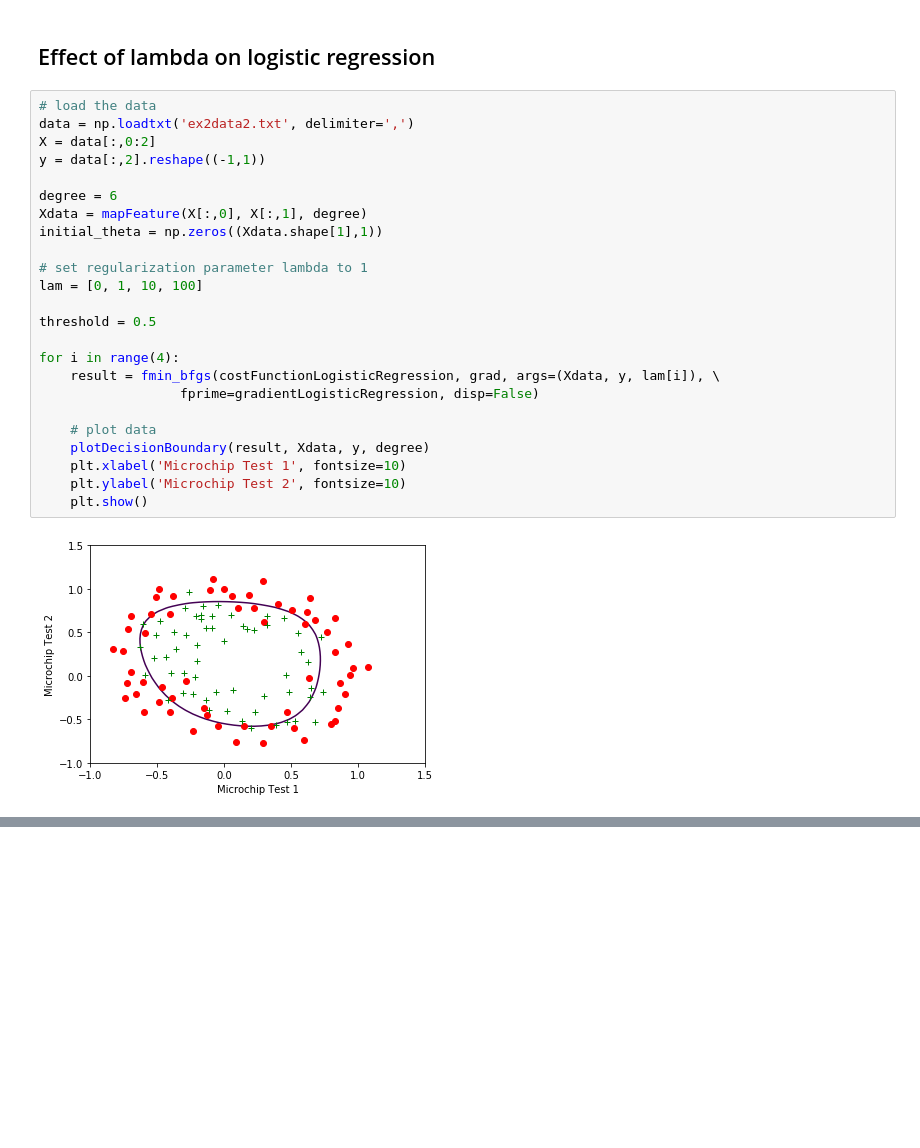
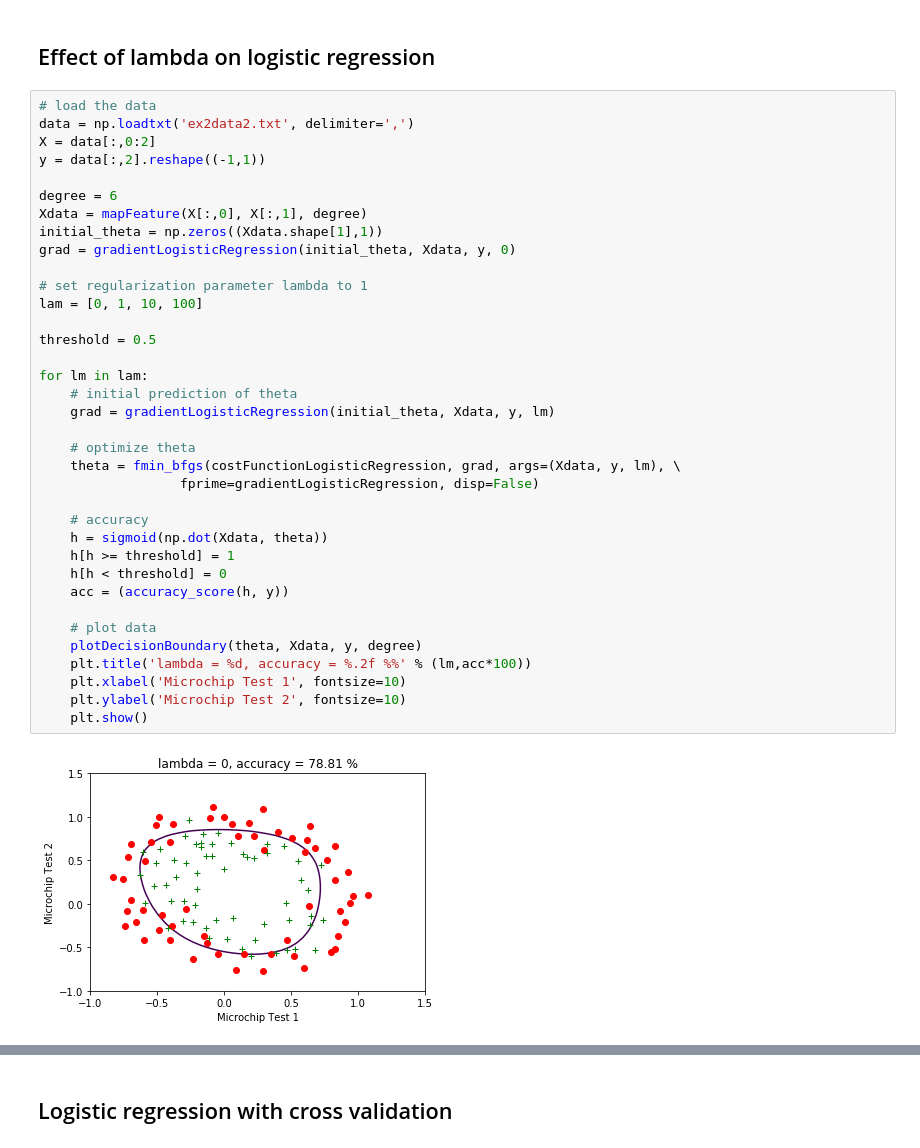
Before and after one commit to kaiwen2times/machine-learning-python, a Jupyter notebook: hw4/hw4.ipynb, the cells around one changed output, grey strips where cells are left out. Cells and saved outputs as stored; diff of their text form; blank space fills up the shorter version.

```diff
--- a/hw4/hw4.ipynb
+++ b/hw4/hw4.ipynb
@@ -55,26 +56,38 @@ Logistic regression cost with regularization: 0.6931
 # %%
 # load the data
 data = np.loadtxt('ex2data2.txt', delimiter=',')
 X = data[:,0:2]
 y = data[:,2].reshape((-1,1))
 
 degree = 6
 Xdata = mapFeature(X[:,0], X[:,1], degree)
 initial_theta = np.zeros((Xdata.shape[1],1))
+grad = gradientLogisticRegression(initial_theta, Xdata, y, 0)
 
 # set regularization parameter lambda to 1
 lam = [0, 1, 10, 100]
 
 threshold = 0.5
 
-for i in range(4):
-    result = fmin_bfgs(costFunctionLogisticRegression, grad, args=(Xdata, y, lam[i]), \
+for lm in lam:
+    # initial prediction of theta
+    grad = gradientLogisticRegression(initial_theta, Xdata, y, lm)
+
+    # optimize theta
+    theta = fmin_bfgs(costFunctionLogisticRegression, grad, args=(Xdata, y, lm), \
                   fprime=gradientLogisticRegression, disp=False)
 
+    # accuracy
+    h = sigmoid(np.dot(Xdata, theta))
+    h[h >= threshold] = 1
+    h[h < threshold] = 0
+    acc = (accuracy_score(h, y))
+
     # plot data
-    plotDecisionBoundary(result, Xdata, y, degree)
+    plotDecisionBoundary(theta, Xdata, y, degree)
+    plt.title('lambda = %d, accuracy = %.2f %%' % (lm,acc*100))
     plt.xlabel('Microchip Test 1', fontsize=10)
     plt.ylabel('Microchip Test 2', fontsize=10)
     plt.show()
 # %% [output]
-[figure, old version]
+[figure, new version]
@@ -83,0 +97,2 @@ for i in range(4):
+# %% [markdown]
+## Logistic regression with cross validation
```
Also changed, not shown: parts of 3 cells of this notebook.
